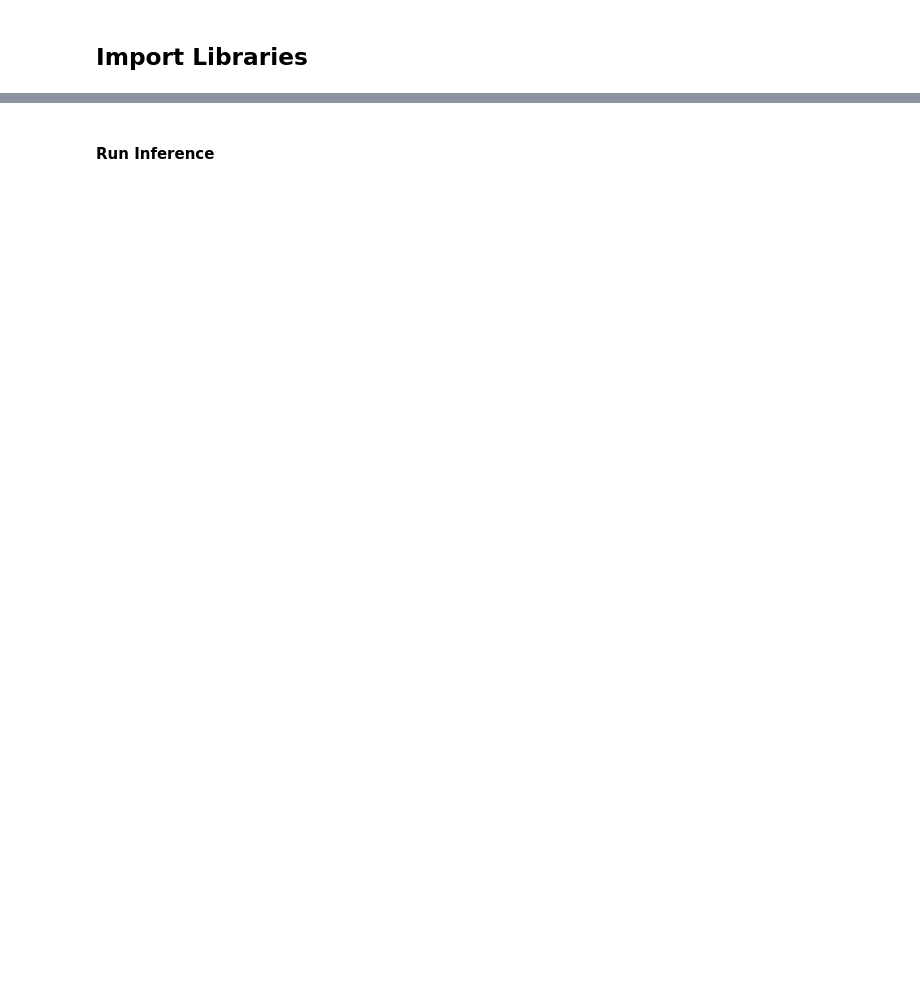
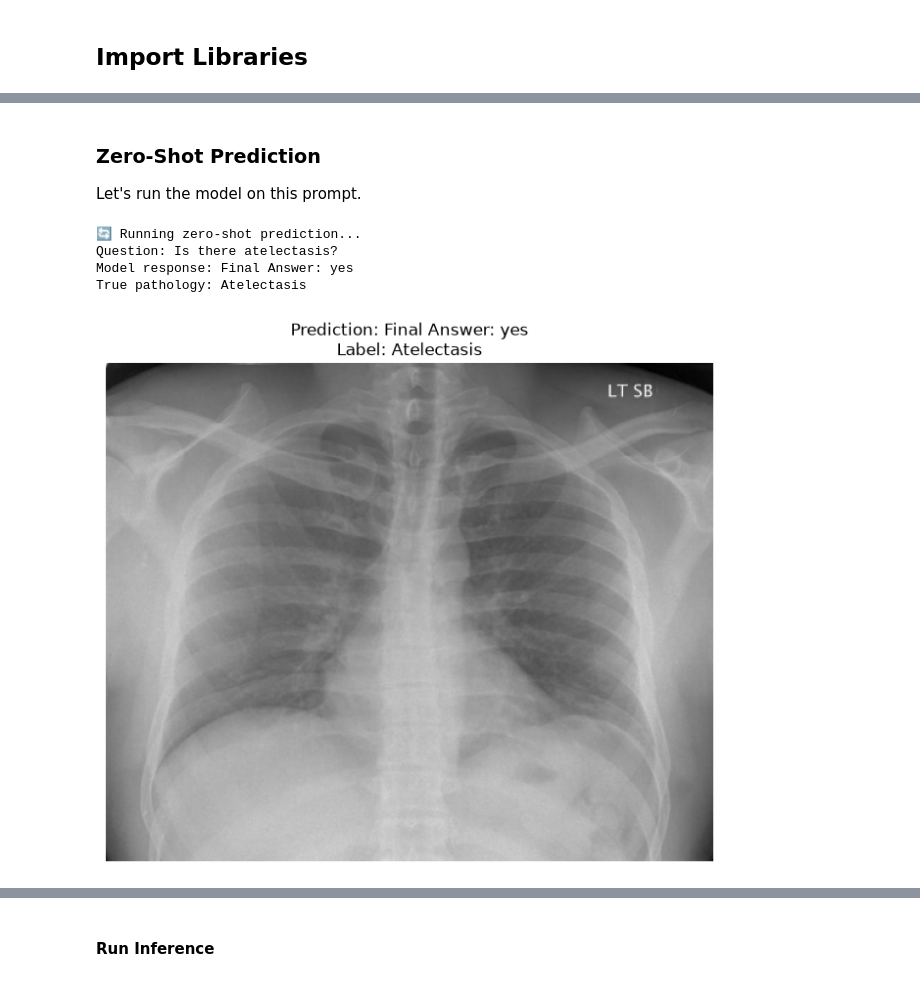
Before and after one commit to f10409/MedGemma_demo, a Jupyter notebook: 1_medgemma_demo.ipynb, the cells around one changed output, grey strips where cells are left out. Saved outputs shown, nothing was run; the diff lists cells and outputs as text; code cells hidden in the pictures; blank space fills up the shorter version.

```diff
--- a/1_medgemma_demo.ipynb
+++ b/1_medgemma_demo.ipynb
@@ -351,0 +99,2 @@ def postprocess_prediction(prediction, classes):
+# %%
+DATA_DIR = download_openi("data/OpenI-IU-CXR")
@@ -351,0 +106,9 @@ def postprocess_prediction(prediction, classes):
+# %%
+harmonizer = OpenICXRHarmonizer(base_dir=DATA_DIR)
+
+with warnings.catch_warnings():
+    warnings.simplefilter("ignore")  # We did not download the DICOM files (75 GB), so DICOM warnings are expected
+    df_all = harmonizer.harmonize()
+
+print(f"Harmonized table: {df_all.shape[0]} images, {df_all.shape[1]} columns")
+df_all[["patient_id", "image_path", "view_position", "report", *CLASS_NAMES]].head()
@@ -351,0 +131,3 @@ def postprocess_prediction(prediction, classes):
+# %%
+meta = select_cohort(df_all, n_per_class=20, seed=5656)
+meta.Pathology.value_counts()
@@ -351,0 +337,24 @@ def postprocess_prediction(prediction, classes):
+# %% [markdown]
+### Zero-Shot Prediction
+Let's run the model on this prompt.
+# %%
+print("🔄 Running zero-shot prediction...")
+
+output = pipe(
+    text=messages,          # Structured prompt with system + user messages
+    max_new_tokens=200,     # The model may write a short argument before the final answer
+    return_full_text=False, # Return only generated text, not input prompt
+)
+
+print(f"Question: Is there {CONDITIONS[condition]}?")
+print(f"Model response: {output[0]['generated_text'].strip()}")
+print(f"True pathology: {example['Pathology']}")
+
+# Display the prediction with image
+display_prediction(output, example, figsize=(8, 8))
+# %% [output]
+🔄 Running zero-shot prediction...
+Question: Is there atelectasis?
+Model response: Final Answer: yes
+True pathology: Atelectasis
+[figure, added]
```
Also changed, not shown: parts of 103 cells of this notebook, 14 other files.
